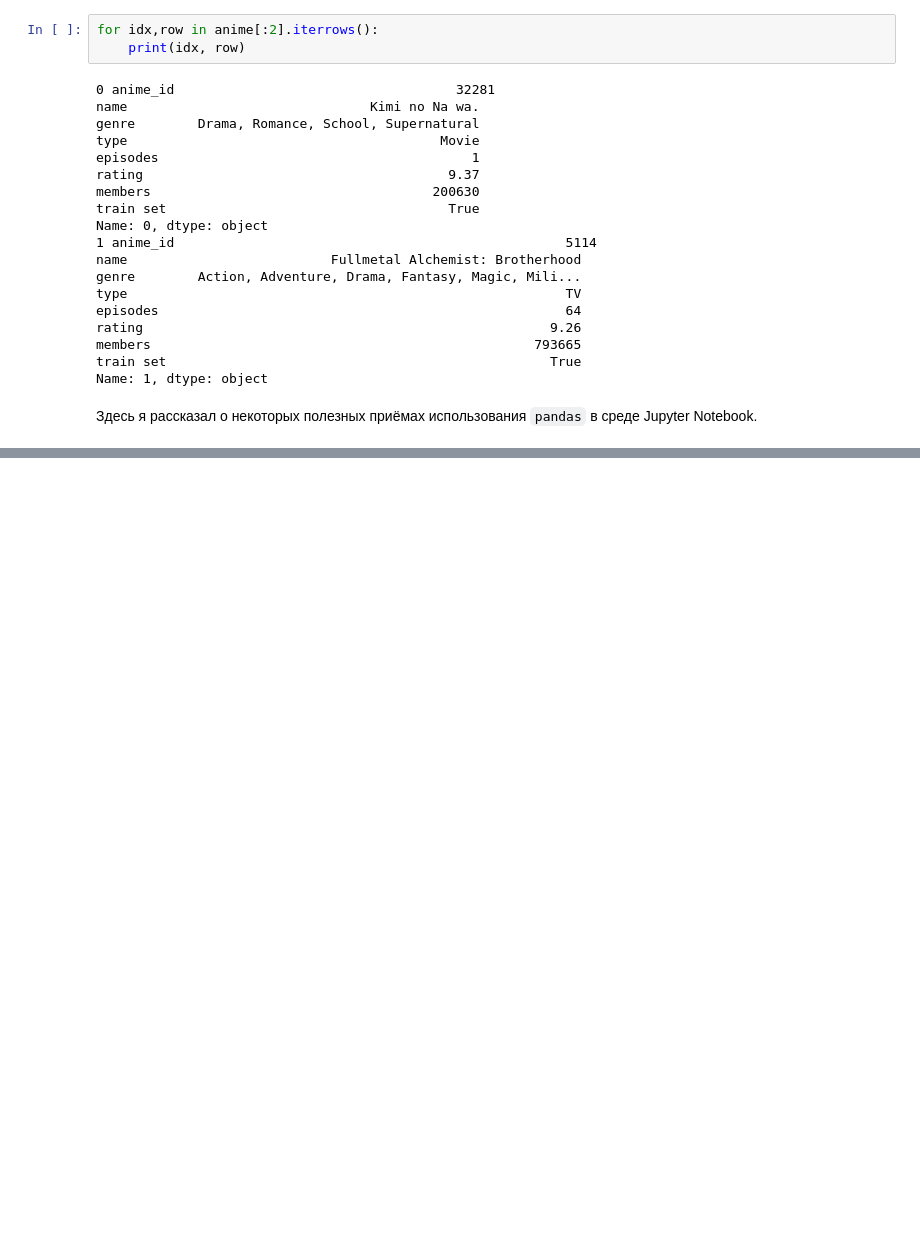
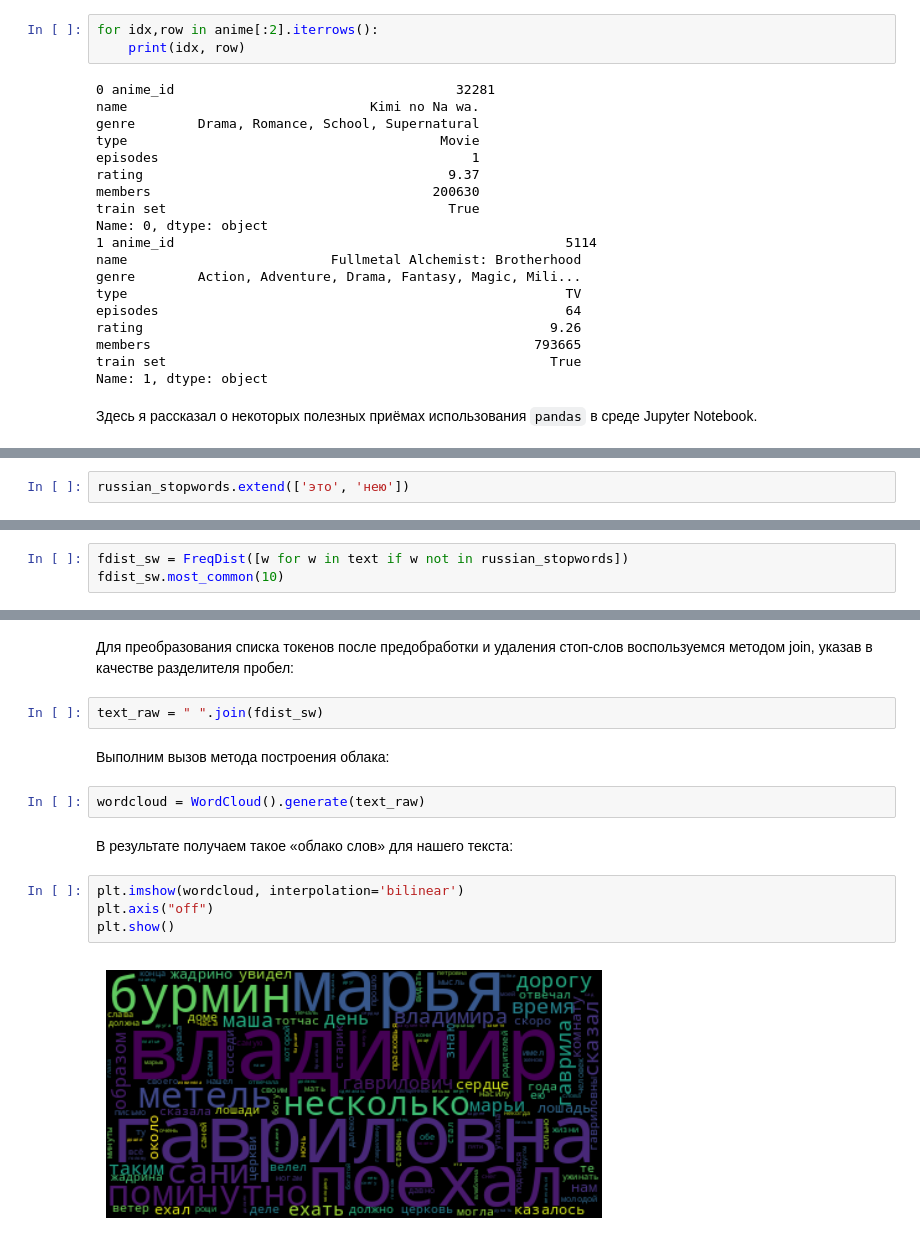
Before and after one commit to Vakhranev/MGIMO, a Jupyter notebook: 7 февраля.ipynb, the cells around one changed output, grey strips where cells are left out. Drawn from its saved outputs; the diff is of its cells as text; blank space fills up the shorter version.

```diff
--- a/7 февраля.ipynb
+++ b/7 февраля.ipynb
@@ -1140,0 +1293,2 @@ Name: 1, dtype: object
+# %%
+russian_stopwords.extend(['это', 'нею'])
@@ -1140,0 +1297,3 @@ Name: 1, dtype: object
+# %%
+fdist_sw = FreqDist([w for w in text if w not in russian_stopwords])
+fdist_sw.most_common(10)
@@ -1140,0 +1317,16 @@ Name: 1, dtype: object
+# %% [markdown]
+Для преобразования списка токенов после предобработки и удаления стоп-слов воспользуемся методом join, указав в качестве разделителя пробел:
+# %%
+text_raw = " ".join(fdist_sw)
+# %% [markdown]
+Выполним вызов метода построения облака:
+# %%
+wordcloud = WordCloud().generate(text_raw)
+# %% [markdown]
+В результате получаем такое «облако слов» для нашего текста:
+# %%
+plt.imshow(wordcloud, interpolation='bilinear')
+plt.axis("off")
+plt.show()
+# %% [output]
+[figure, added]
```
Also changed, not shown: parts of 45 cells of this notebook.
